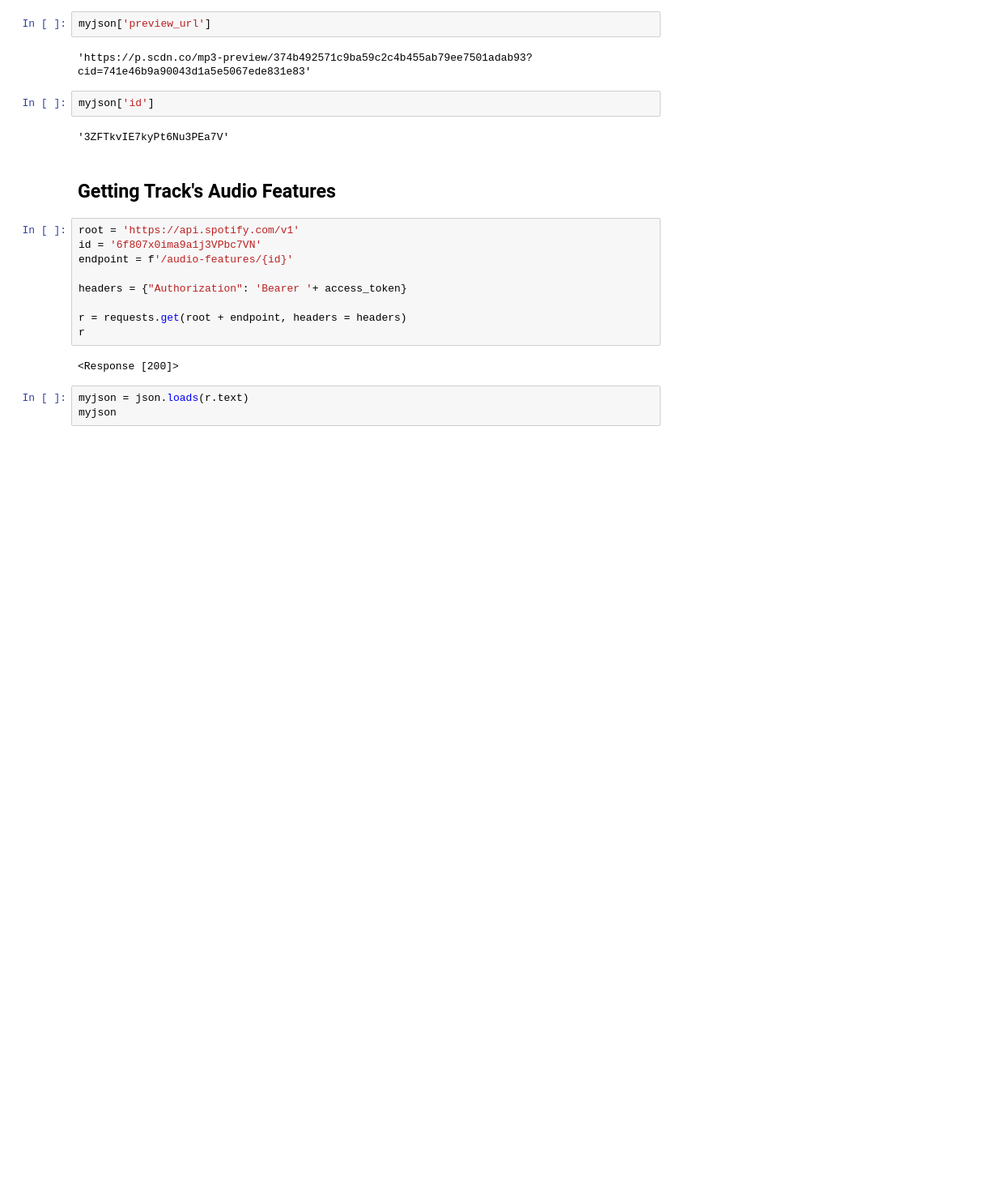
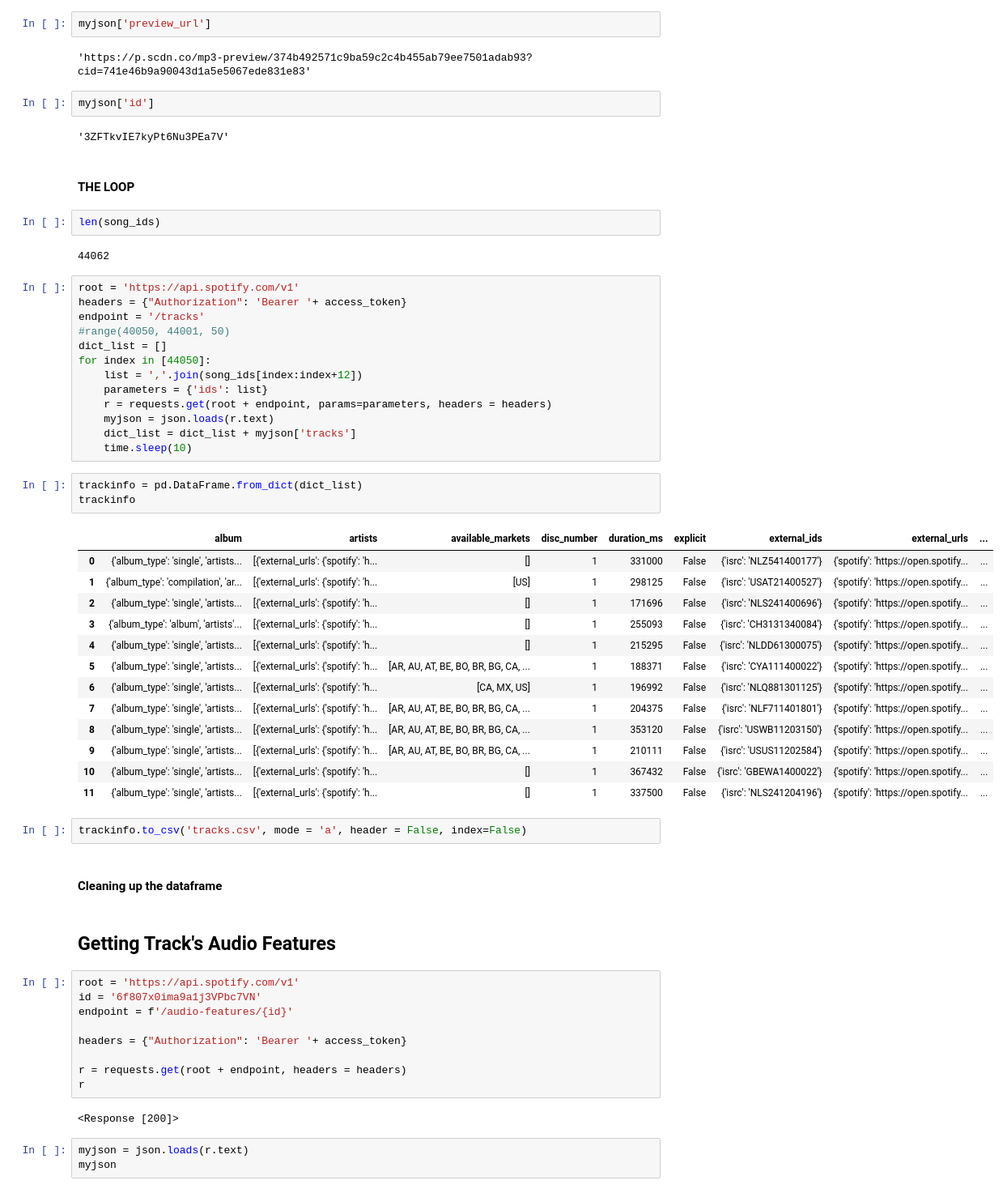
Before and after one commit to zgrayblue/artipy, a Jupyter notebook: spotify_api.ipynb, the cells around one changed output. Shown: that part at 81% size. Drawn from its saved outputs; the diff is of its cells as text; blank space fills up the shorter version.

Commit message:
finished collecting spotify data

```diff
--- a/spotify_api.ipynb
+++ b/spotify_api.ipynb
@@ -569,6 +603,46 @@ myjson['preview_url']
 myjson['id']
 # %% [output]
 '3ZFTkvIE7kyPt6Nu3PEa7V'
+# %% [markdown]
+#### THE LOOP
+# %%
+len(song_ids)
+# %% [output]
+44062
+# %%
+root = 'https://api.spotify.com/v1'
+headers = {"Authorization": 'Bearer '+ access_token}
+endpoint = '/tracks'
+#range(40050, 44001, 50)
+dict_list = []
+for index in [44050]:
+    list = ','.join(song_ids[index:index+12])
+    parameters = {'ids': list}
+    r = requests.get(root + endpoint, params=parameters, headers = headers)
+    myjson = json.loads(r.text)
+    dict_list = dict_list + myjson['tracks']
+    time.sleep(10)
+# %%
+trackinfo = pd.DataFrame.from_dict(dict_list)
+trackinfo
+# %% [output]
+|  | album | artists | available_markets | disc_number | duration_ms | explicit | external_ids | external_urls | ... |
+| 0 | {'album_type': 'single', 'artists... | [{'external_urls': {'spotify': 'h... | [] | 1 | 331000 | False | {'isrc': 'NLZ541400177'} | {'spotify': 'https://open.spotify... | ... |
+| 1 | {'album_type': 'compilation', 'ar... | [{'external_urls': {'spotify': 'h... | [US] | 1 | 298125 | False | {'isrc': 'USAT21400527'} | {'spotify': 'https://open.spotify... | ... |
+| 2 | {'album_type': 'single', 'artists... | [{'external_urls': {'spotify': 'h... | [] | 1 | 171696 | False | {'isrc': 'NLS241400696'} | {'spotify': 'https://open.spotify... | ... |
+| 3 | {'album_type': 'album', 'artists'... | [{'external_urls': {'spotify': 'h... | [] | 1 | 255093 | False | {'isrc': 'CH3131340084'} | {'spotify': 'https://open.spotify... | ... |
+| 4 | {'album_type': 'single', 'artists... | [{'external_urls': {'spotify': 'h... | [] | 1 | 215295 | False | {'isrc': 'NLDD61300075'} | {'spotify': 'https://open.spotify... | ... |
+| 5 | {'album_type': 'single', 'artists... | [{'external_urls': {'spotify': 'h... | [AR, AU, AT, BE, BO, BR, BG, CA, ... | 1 | 188371 | False | {'isrc': 'CYA111400022'} | {'spotify': 'https://open.spotify... | ... |
+| 6 | {'album_type': 'single', 'artists... | [{'external_urls': {'spotify': 'h... | [CA, MX, US] | 1 | 196992 | False | {'isrc': 'NLQ881301125'} | {'spotify': 'https://open.spotify... | ... |
+| 7 | {'album_type': 'single', 'artists... | [{'external_urls': {'spotify': 'h... | [AR, AU, AT, BE, BO, BR, BG, CA, ... | 1 | 204375 | False | {'isrc': 'NLF711401801'} | {'spotify': 'https://open.spotify... | ... |
+| 8 | {'album_type': 'single', 'artists... | [{'external_urls': {'spotify': 'h... | [AR, AU, AT, BE, BO, BR, BG, CA, ... | 1 | 353120 | False | {'isrc': 'USWB11203150'} | {'spotify': 'https://open.spotify... | ... |
+| 9 | {'album_type': 'single', 'artists... | [{'external_urls': {'spotify': 'h... | [AR, AU, AT, BE, BO, BR, BG, CA, ... | 1 | 210111 | False | {'isrc': 'USUS11202584'} | {'spotify': 'https://open.spotify... | ... |
+| 10 | {'album_type': 'single', 'artists... | [{'external_urls': {'spotify': 'h... | [] | 1 | 367432 | False | {'isrc': 'GBEWA1400022'} | {'spotify': 'https://open.spotify... | ... |
+| 11 | {'album_type': 'single', 'artists... | [{'external_urls': {'spotify': 'h... | [] | 1 | 337500 | False | {'isrc': 'NLS241204196'} | {'spotify': 'https://open.spotify... | ... |
+# %%
+trackinfo.to_csv('tracks.csv', mode = 'a', header = False, index=False)
+# %% [markdown]
+#### Cleaning up the dataframe
 # %% [markdown]
 ## Getting Track's Audio Features
 # %%
```
Also changed, not shown: parts of 10 cells of this notebook.
